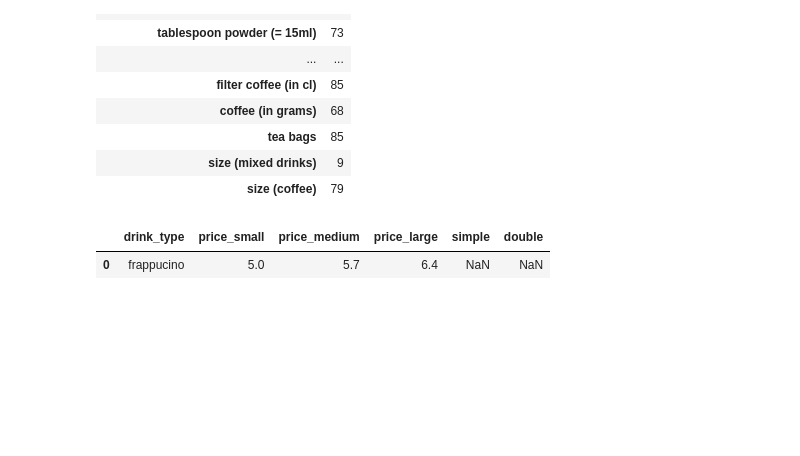
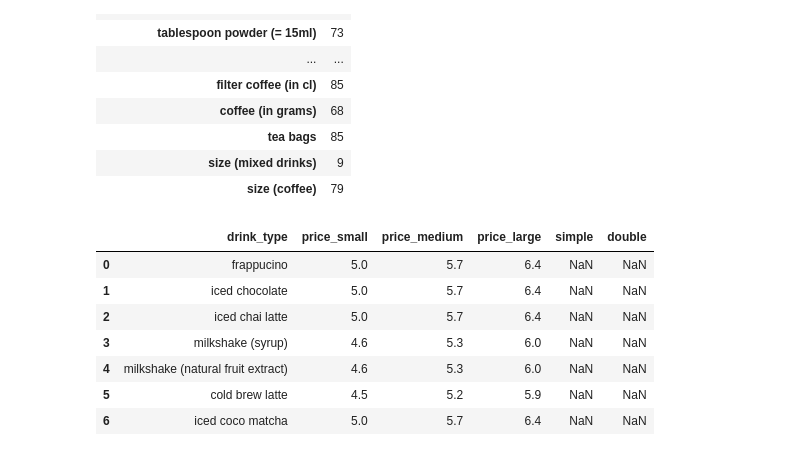
Before and after one commit to Luna-Agora/coffee, a Jupyter notebook: Notebooks/coffee notebook.ipynb, the cells around one changed output. Saved outputs shown, nothing was run; the diff lists cells and outputs as text; code cells hidden in the pictures; blank space fills up the shorter version.

```diff
--- a/Notebooks/coffee notebook.ipynb
+++ b/Notebooks/coffee notebook.ipynb
@@ -444,7 +444,13 @@ nulls
 | size (mixed drinks) | 9 |
 | size (coffee) | 79 |
 # %%
-price.head(1)
+price.head(7)
 # %% [output]
 |  | drink_type | price_small | price_medium | price_large | simple | double |
 | 0 | frappucino | 5.0 | 5.7 | 6.4 | NaN | NaN |
+| 1 | iced chocolate | 5.0 | 5.7 | 6.4 | NaN | NaN |
+| 2 | iced chai latte | 5.0 | 5.7 | 6.4 | NaN | NaN |
+| 3 | milkshake (syrup) | 4.6 | 5.3 | 6.0 | NaN | NaN |
+| 4 | milkshake (natural fruit extract) | 4.6 | 5.3 | 6.0 | NaN | NaN |
+| 5 | cold brew latte | 4.5 | 5.2 | 5.9 | NaN | NaN |
+| 6 | iced coco matcha | 5.0 | 5.7 | 6.4 | NaN | NaN |
```
